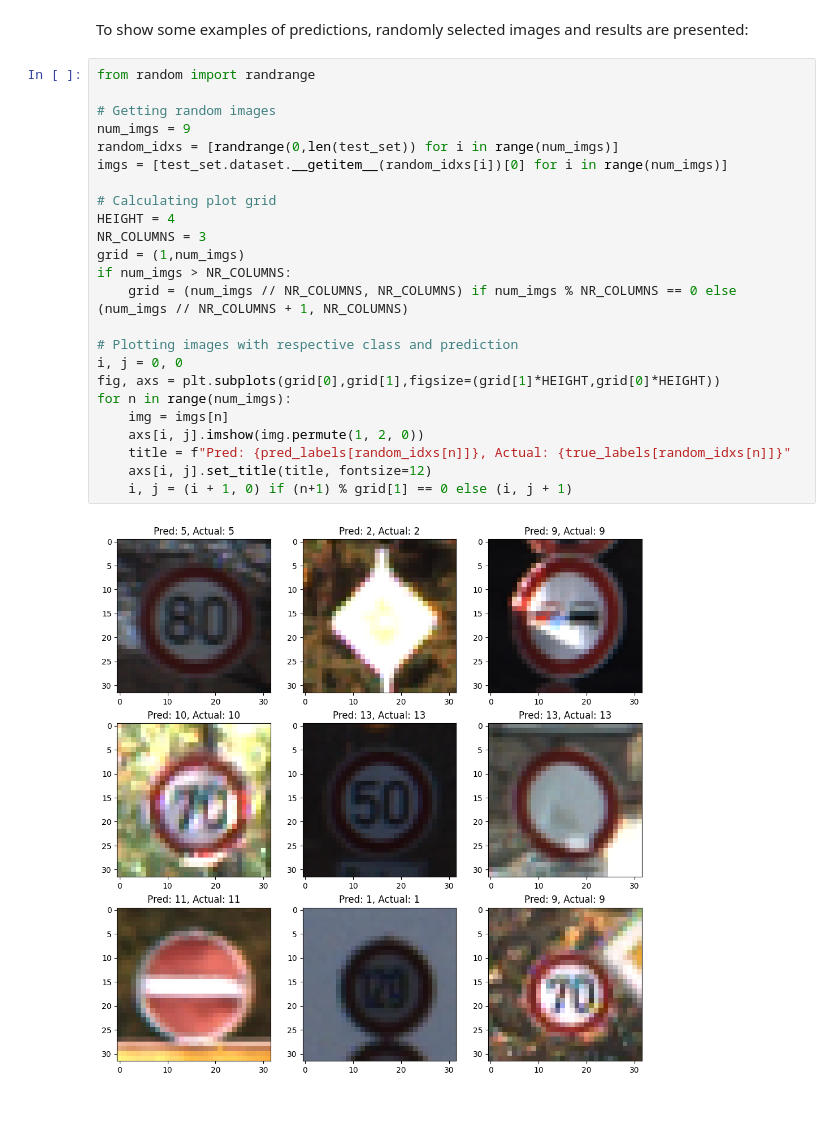
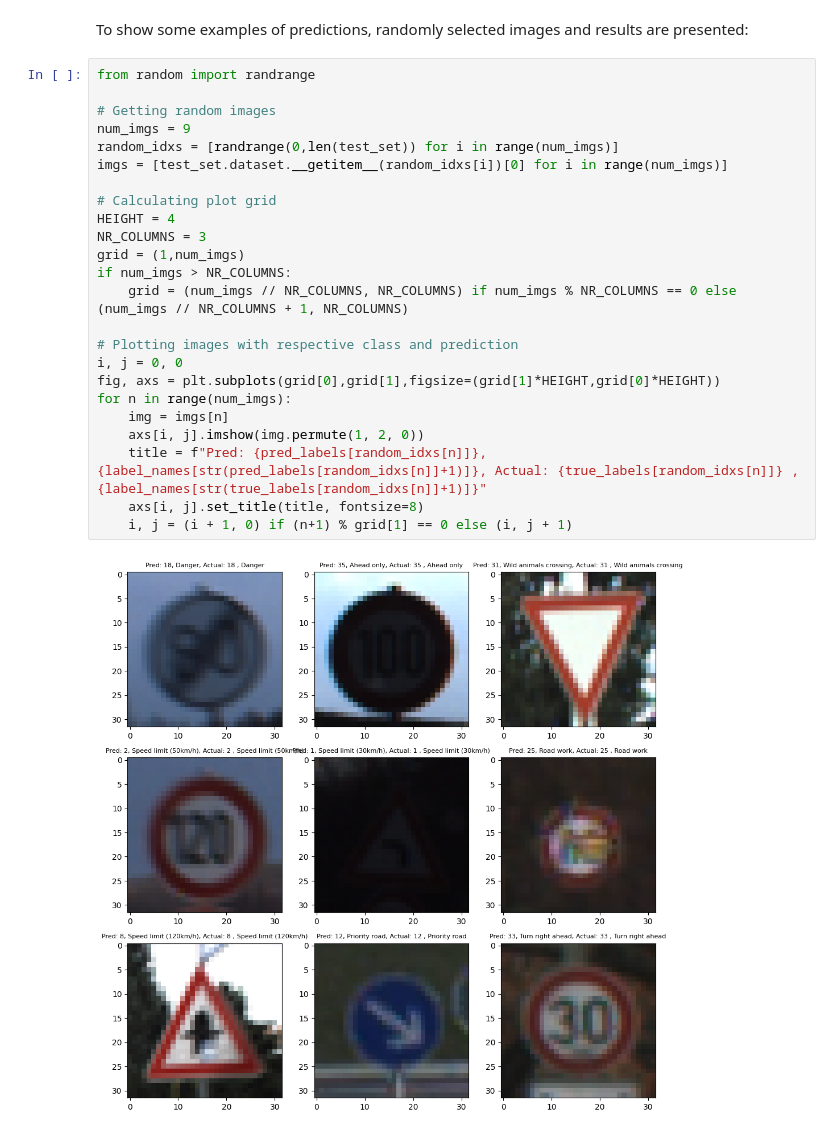
Before and after one commit to alvaroqsaldanha/Traffic-Sign-Classification, a Jupyter notebook: demo.ipynb, the cells around one changed output. Cells and saved outputs as stored; diff of their text form.

```diff
--- a/demo.ipynb
+++ b/demo.ipynb
@@ -269,26 +271,26 @@ To show some examples of predictions, randomly selected images and results are p
 # %%
 from random import randrange
 
 # Getting random images
 num_imgs = 9
 random_idxs = [randrange(0,len(test_set)) for i in range(num_imgs)]
 imgs = [test_set.dataset.__getitem__(random_idxs[i])[0] for i in range(num_imgs)]
 
 # Calculating plot grid
 HEIGHT = 4
 NR_COLUMNS = 3
 grid = (1,num_imgs)
 if num_imgs > NR_COLUMNS:
     grid = (num_imgs // NR_COLUMNS, NR_COLUMNS) if num_imgs % NR_COLUMNS == 0 else (num_imgs // NR_COLUMNS + 1, NR_COLUMNS)
 
 # Plotting images with respective class and prediction
 i, j = 0, 0
 fig, axs = plt.subplots(grid[0],grid[1],figsize=(grid[1]*HEIGHT,grid[0]*HEIGHT))
 for n in range(num_imgs):
     img = imgs[n]
     axs[i, j].imshow(img.permute(1, 2, 0))
-    title = f"Pred: {pred_labels[random_idxs[n]]}, Actual: {true_labels[random_idxs[n]]}"
-    axs[i, j].set_title(title, fontsize=12)
+    title = f"Pred: {pred_labels[random_idxs[n]]}, {label_names[str(pred_labels[random_idxs[n]]+1)]}, Actual: {true_labels[random_idxs[n]]} , {label_names[str(true_labels[random_idxs[n]]+1)]}"
+    axs[i, j].set_title(title, fontsize=8)
     i, j = (i + 1, 0) if (n+1) % grid[1] == 0 else (i, j + 1)
 # %% [output]
-[figure, old version]
+[figure, new version]
```
Also changed, not shown: parts of 4 cells of this notebook, 2 other files.
